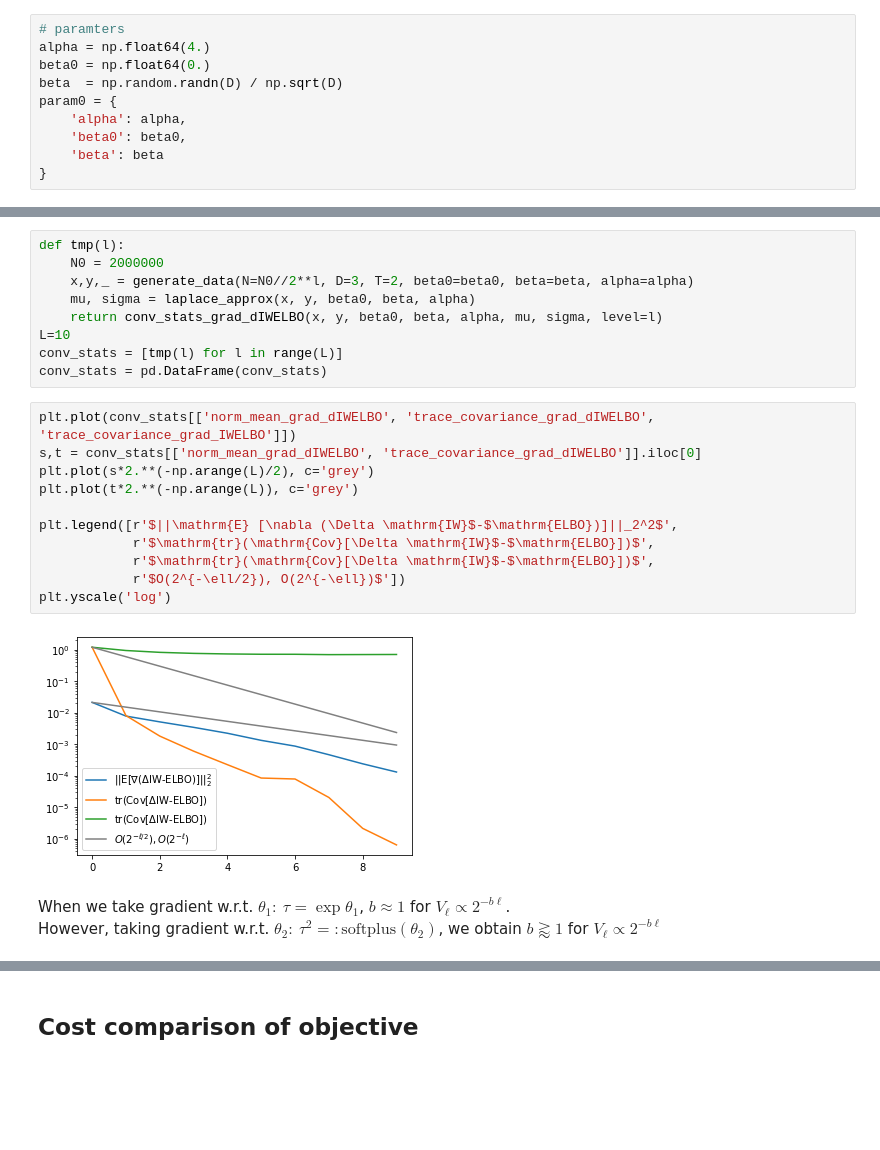
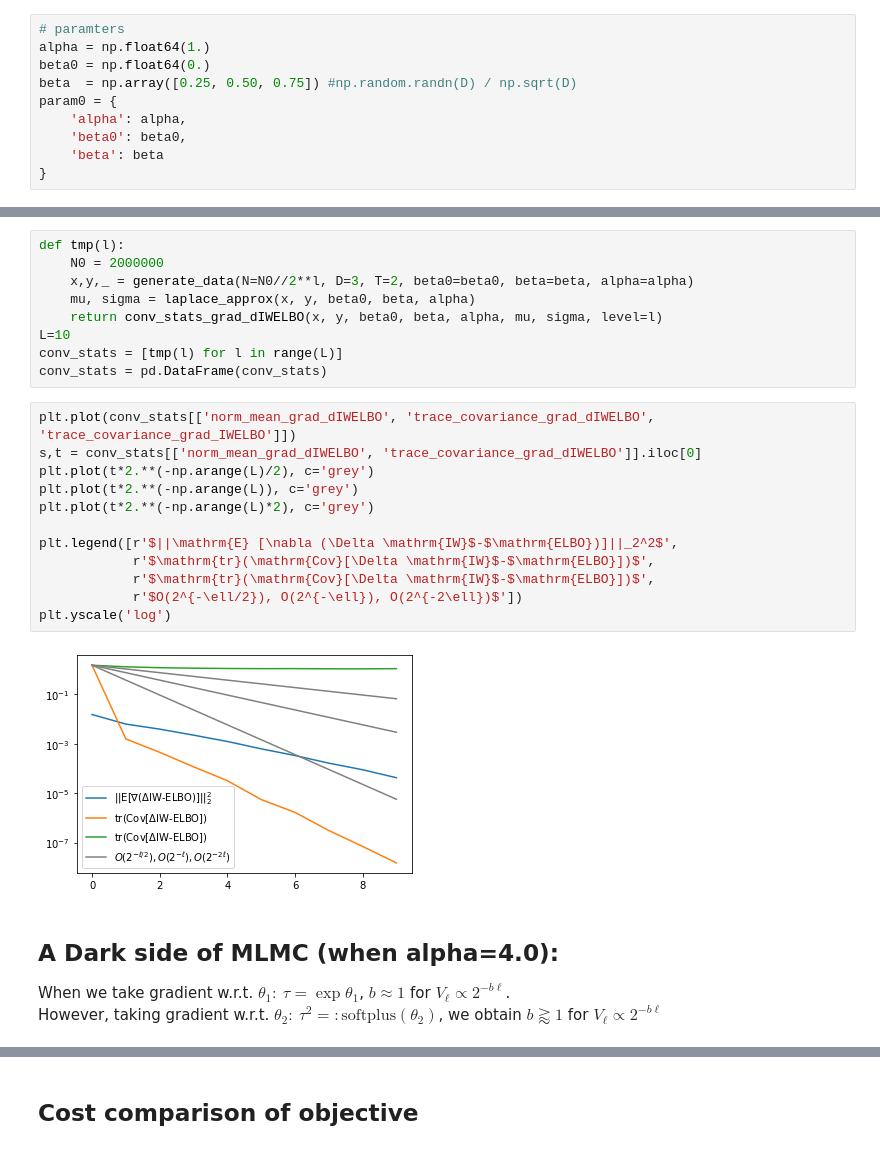
Before and after one commit to Goda-Research-Group/mlmc-model-evidence, a Jupyter notebook: notebooks/Random_Effect_Logistic_Regression.ipynb, the cells around one changed output, grey strips where cells are left out. Saved outputs shown, nothing was run; the diff lists cells and outputs as text; blank space fills up the shorter version.

```diff
--- a/notebooks/Random_Effect_Logistic_Regression.ipynb
+++ b/notebooks/Random_Effect_Logistic_Regression.ipynb
@@ -76,9 +76,9 @@ def generate_data(N, D, T, beta0, beta, alpha):
 To constrain the parameter $\tau^2>0$, we parametrize $\tau^2$ as $\tau^2 = \mathrm{softplus}(\alpha)$, where $\mathrm{softplus}(x) := \log(1+\exp(x))>0$.
 # %%
 # paramters
-alpha = np.float64(4.)
+alpha = np.float64(1.)
 beta0 = np.float64(0.)
-beta  = np.random.randn(D) / np.sqrt(D)
+beta  = np.array([0.25, 0.50, 0.75]) #np.random.randn(D) / np.sqrt(D)
 param0 = {
     'alpha': alpha,
     'beta0': beta0,
@@ -451,17 +452,19 @@ conv_stats = pd.DataFrame(conv_stats)
 # %%
 plt.plot(conv_stats[['norm_mean_grad_dIWELBO', 'trace_covariance_grad_dIWELBO', 'trace_covariance_grad_IWELBO']])
 s,t = conv_stats[['norm_mean_grad_dIWELBO', 'trace_covariance_grad_dIWELBO']].iloc[0]
-plt.plot(s*2.**(-np.arange(L)/2), c='grey')
+plt.plot(t*2.**(-np.arange(L)/2), c='grey')
 plt.plot(t*2.**(-np.arange(L)), c='grey')
+plt.plot(t*2.**(-np.arange(L)*2), c='grey')
 
 plt.legend([r'$||\mathrm{E} [\nabla (\Delta \mathrm{IW}$-$\mathrm{ELBO})]||_2^2$',
             r'$\mathrm{tr}(\mathrm{Cov}[\Delta \mathrm{IW}$-$\mathrm{ELBO}])$',
             r'$\mathrm{tr}(\mathrm{Cov}[\Delta \mathrm{IW}$-$\mathrm{ELBO}])$',
-            r'$O(2^{-\ell/2}), O(2^{-\ell})$'])
+            r'$O(2^{-\ell/2}), O(2^{-\ell}), O(2^{-2\ell})$'])
 plt.yscale('log')
 # %% [output]
-[figure, old version]
+[figure, new version]
 # %% [markdown]
+## A Dark side of MLMC (when alpha=4.0):
 When we take gradient w.r.t. $\theta_1: \ \tau=\exp\theta_1$, $b\approx1$ for $V_\ell\propto 2^{-b\ell}$.
 <br>
 However, taking gradient w.r.t. $\theta_2: \ \tau^2=:\mathrm{softplus}(\theta_2)$, we obtain $b\gtrapprox1$ for $V_\ell\propto 2^{-b\ell}$
```
Also changed, not shown: parts of 21 cells of this notebook.
